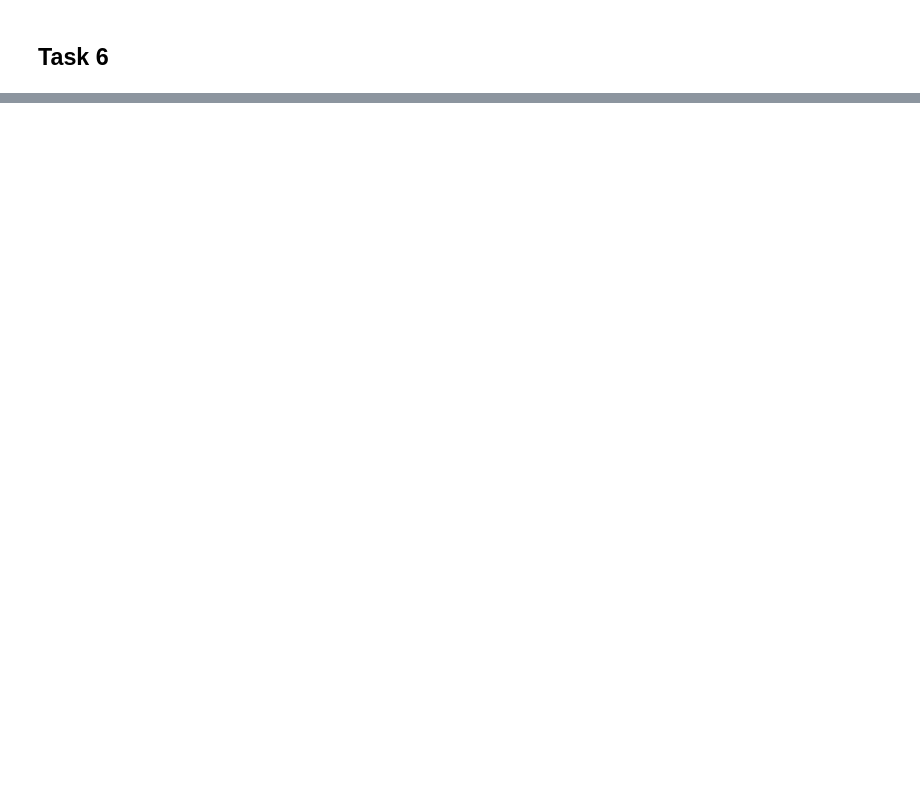
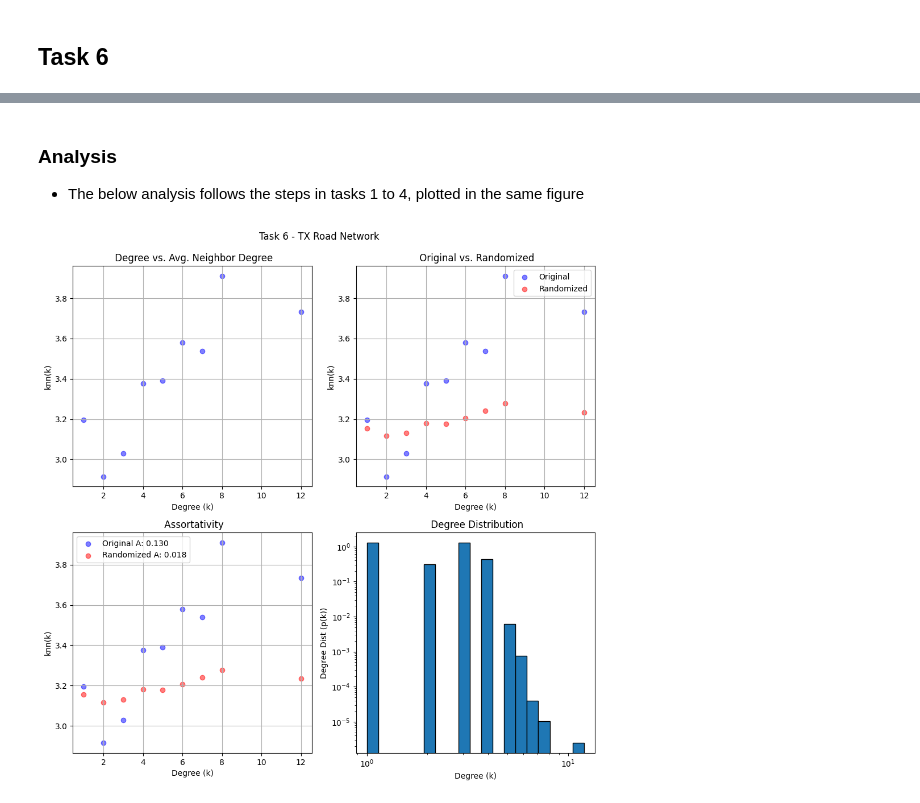
Before and after one commit to eliaswjmuller/HS24_NetworkScience, a Jupyter notebook: A2/HS24_NS_Solutions_Elias_Müller.ipynb, the cells around one changed output, grey strips where cells are left out. Cells and saved outputs as stored; diff of their text form; code cells hidden in the pictures; blank space fills up the shorter version.

```diff
--- a/A2/HS24_NS_Solutions_Elias_Müller.ipynb
+++ b/A2/HS24_NS_Solutions_Elias_Müller.ipynb
@@ -368,0 +374,42 @@ of the network’s origin and nature, and explain why your network would exhibit
+# %%
+# The graph is given as an edge- list. Hence we create an empty nx Graph and add
+# each edge line by line
+
+G = nx.Graph()
+
+# Read the edge list
+with open('data/roadNet-TX.txt', 'r') as f:
+    for line in f:
+        # Skip comments
+        if line.startswith("#"):
+            continue
+        # Split the line into source and target nodes
+        source, target = map(int, line.split())
+        G.add_edge(source, target)
+
+
+# we pre-compute the randomized version of graph G as in Task 2
+RG = nx.algorithms.smallworld.random_reference(G, connectivity = False)
+# %% [markdown]
+### Analysis
+
+* The below analysis follows the steps in tasks 1 to 4, plotted in the same figure
+# %%
+
+fig, axes = initialize_figure(2,2)
+fig.suptitle("Task 6 - TX Road Network")
+
+plot_ang_on_axis(G, axes[0], "Degree vs. Avg. Neighbor Degree")
+
+plot_original_and_randomized(G, RG, axes[1], "Original vs. Randomized")
+
+plot_original_and_randomized(G, RG, axes[2], "Assortativity")
+A_O = assortativity(G)
+A_R = assortativity(RG)
+axes[2].legend([f"Original A: {A_O:.3f}", f"Randomized A: {A_R:.3f}"])
+
+plot_degree_dist(G, axes[3], "Degree Distribution")
+
+fig.tight_layout(rect=[0,0,1,0.99])
+# %% [output]
+[figure, added]
```
Also changed, not shown: parts of 15 cells of this notebook.
